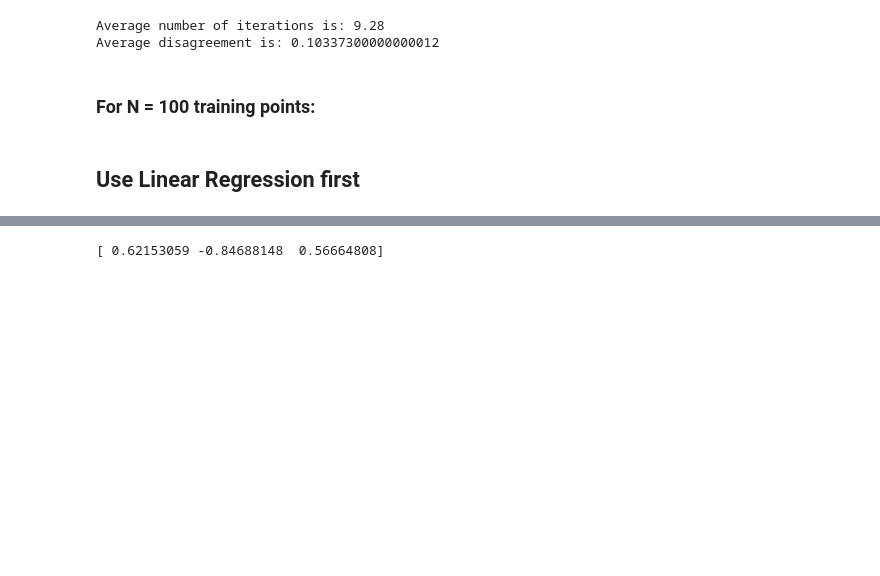
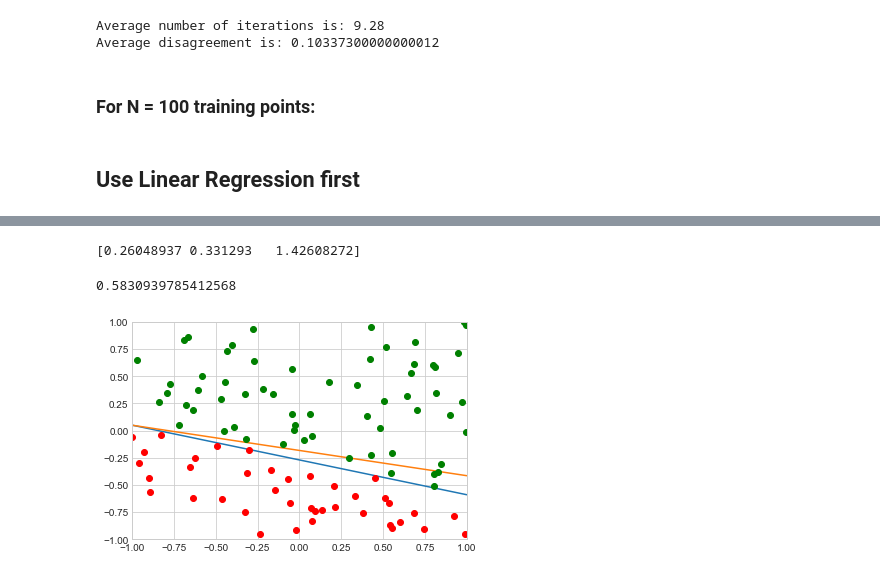
Before and after one commit to lucasgerard/learning-from-data, a Jupyter notebook: homeworks/hw1.ipynb, the cells around one changed output, grey strips where cells are left out. Cells and saved outputs as stored; diff of their text form; code cells hidden in the pictures; blank space fills up the shorter version.

```diff
--- a/homeworks/hw1.ipynb
+++ b/homeworks/hw1.ipynb
@@ -190,5 +198,26 @@ reg = LinearRegression().fit(X, y)
 w = reg.coef_
 w[0] = reg.intercept_
 print(w)
+
+reg.score(X,y)
 # %% [output]
-[ 0.62153059 -0.84688148  0.56664808]
+[0.26048937 0.331293   1.42608272]
+0.5830939785412568
+# %%
+plt.axis([-1, 1, -1, 1])
+
+x = np.linspace(-1, 1, 2)
+plt.plot(x, f(x))
+
+def g(x):
+    y = -(w[1]*x+w[0])/w[2]
+    return y
+
+plt.plot(x, g(x))
+
+for data in dataset:
+    point = data[0]
+    output = data[1]
+    plt.plot(point[0], point[1],  'go' if output > 0 else 'ro')
+# %% [output]
+[figure, added]
```
Also changed, not shown: parts of 4 cells of this notebook.
